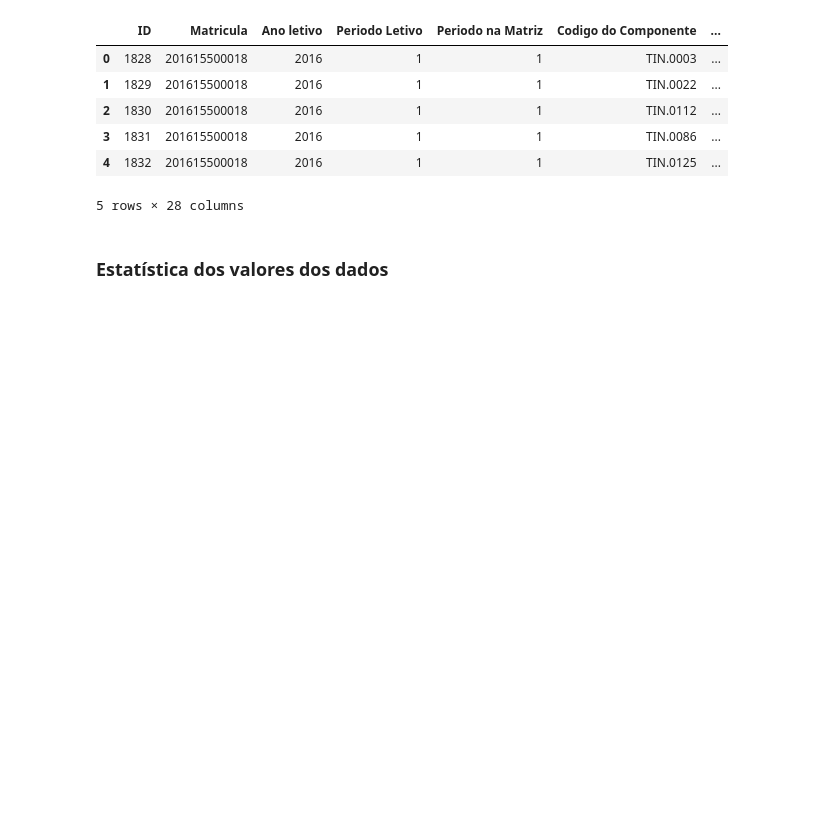
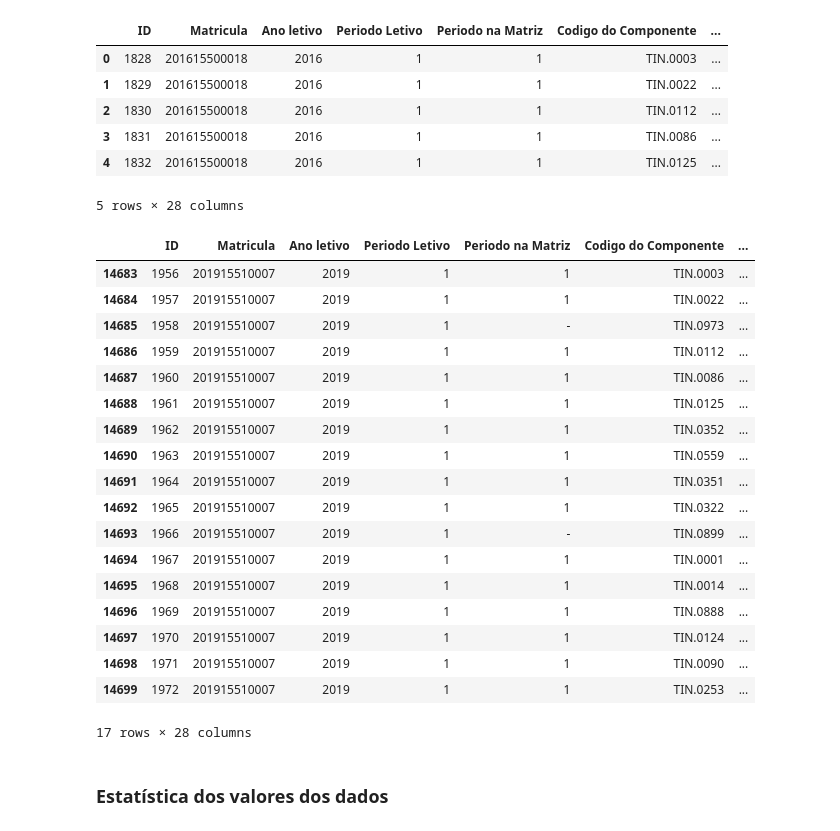
Before and after one commit to johnnyyuri/predicao_desempenho_academico, a Jupyter notebook: Estudo_Dataset_SUAP_TEC_INT_MT.ipynb, the cells around one changed output. Cells and saved outputs as stored; diff of their text form; code cells hidden in the pictures; blank space fills up the shorter version.

```diff
--- a/Estudo_Dataset_SUAP_TEC_INT_MT.ipynb
+++ b/Estudo_Dataset_SUAP_TEC_INT_MT.ipynb
@@ -21,6 +21,28 @@ dfs.head()
 | 3 | 1831 | 201615500018 | 2016 | 1 | 1 | TIN.0086 | ... |
 | 4 | 1832 | 201615500018 | 2016 | 1 | 1 | TIN.0125 | ... |
 5 rows × 28 columns
+# %%
+dfs[dfs.Matricula == 201915510007]
+# %% [output]
+|  | ID | Matricula | Ano letivo | Periodo Letivo | Periodo na Matriz | Codigo do Componente | ... |
+| 14683 | 1956 | 201915510007 | 2019 | 1 | 1 | TIN.0003 | ... |
+| 14684 | 1957 | 201915510007 | 2019 | 1 | 1 | TIN.0022 | ... |
+| 14685 | 1958 | 201915510007 | 2019 | 1 | - | TIN.0973 | ... |
+| 14686 | 1959 | 201915510007 | 2019 | 1 | 1 | TIN.0112 | ... |
+| 14687 | 1960 | 201915510007 | 2019 | 1 | 1 | TIN.0086 | ... |
+| 14688 | 1961 | 201915510007 | 2019 | 1 | 1 | TIN.0125 | ... |
+| 14689 | 1962 | 201915510007 | 2019 | 1 | 1 | TIN.0352 | ... |
+| 14690 | 1963 | 201915510007 | 2019 | 1 | 1 | TIN.0559 | ... |
+| 14691 | 1964 | 201915510007 | 2019 | 1 | 1 | TIN.0351 | ... |
+| 14692 | 1965 | 201915510007 | 2019 | 1 | 1 | TIN.0322 | ... |
+| 14693 | 1966 | 201915510007 | 2019 | 1 | - | TIN.0899 | ... |
+| 14694 | 1967 | 201915510007 | 2019 | 1 | 1 | TIN.0001 | ... |
+| 14695 | 1968 | 201915510007 | 2019 | 1 | 1 | TIN.0014 | ... |
+| 14696 | 1969 | 201915510007 | 2019 | 1 | 1 | TIN.0888 | ... |
+| 14697 | 1970 | 201915510007 | 2019 | 1 | 1 | TIN.0124 | ... |
+| 14698 | 1971 | 201915510007 | 2019 | 1 | 1 | TIN.0090 | ... |
+| 14699 | 1972 | 201915510007 | 2019 | 1 | 1 | TIN.0253 | ... |
+17 rows × 28 columns
 # %% [markdown]
 ### Estatística dos valores dos dados
 # %%
```
Also changed, not shown: parts of 11 cells of this notebook, 3 other files.
